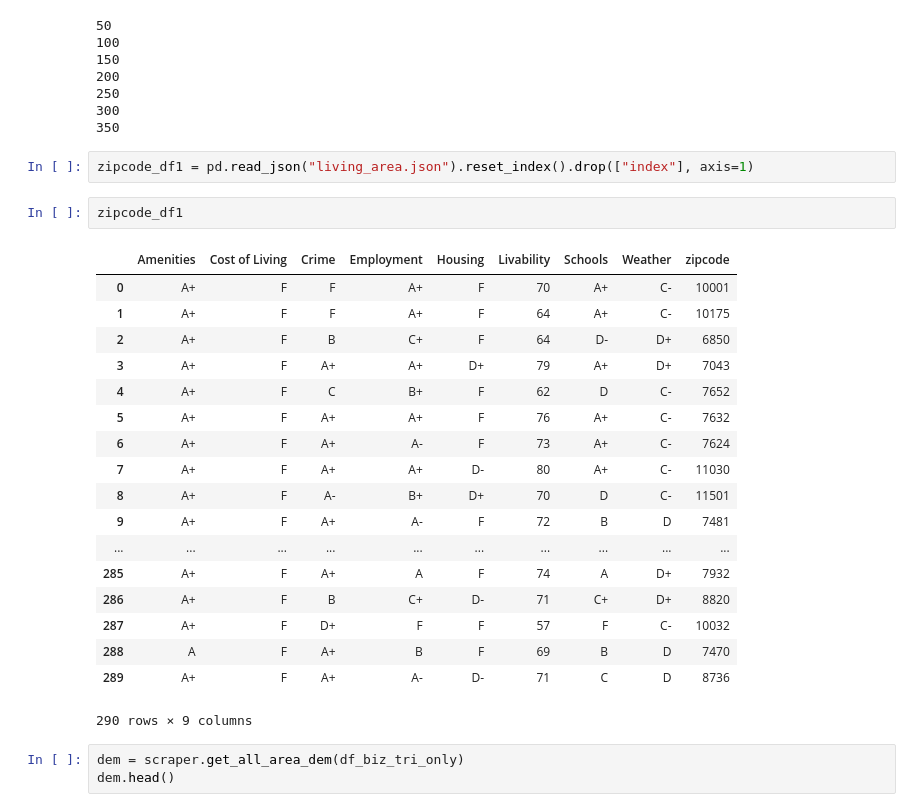
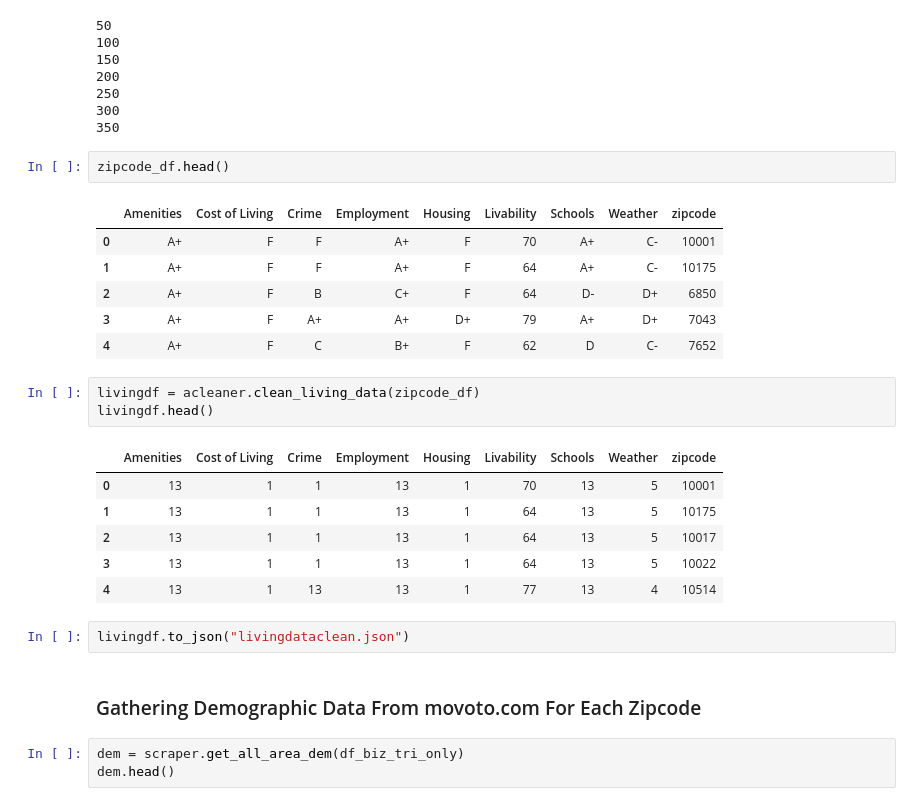
Before and after one commit to rvent/Tutoring_Company_Project, a Jupyter notebook: DataGatherNB.ipynb, the cells around one changed output. Cells and saved outputs as stored; diff of their text form.

Commit message:
clean data

```diff
--- a/DataGatherNB.ipynb
+++ b/DataGatherNB.ipynb
@@ -278,29 +210,29 @@ zipcode_df = scraper.get_multi_area_data(zipcodes)
 250
 300
 350
-# %%
-zipcode_df1 = pd.read_json("living_area.json").reset_index().drop(["index"], axis=1)
-# %%
-zipcode_df1
-# %% [output]
-|  | Amenities | Cost of Living | Crime | Employment | Housing | Livability | Schools | Weather | zipcode |
-| 0 | A+ | F | F | A+ | F | 70 | A+ | C- | 10001 |
-| 1 | A+ | F | F | A+ | F | 64 | A+ | C- | 10175 |
-| 2 | A+ | F | B | C+ | F | 64 | D- | D+ | 6850 |
-| 3 | A+ | F | A+ | A+ | D+ | 79 | A+ | D+ | 7043 |
-| 4 | A+ | F | C | B+ | F | 62 | D | C- | 7652 |
-| 5 | A+ | F | A+ | A+ | F | 76 | A+ | C- | 7632 |
-| 6 | A+ | F | A+ | A- | F | 73 | A+ | C- | 7624 |
-| 7 | A+ | F | A+ | A+ | D- | 80 | A+ | C- | 11030 |
-| 8 | A+ | F | A- | B+ | D+ | 70 | D | C- | 11501 |
-| 9 | A+ | F | A+ | A- | F | 72 | B | D | 7481 |
-| ... | ... | ... | ... | ... | ... | ... | ... | ... | ... |
-| 285 | A+ | F | A+ | A | F | 74 | A | D+ | 7932 |
-| 286 | A+ | F | B | C+ | D- | 71 | C+ | D+ | 8820 |
-| 287 | A+ | F | D+ | F | F | 57 | F | C- | 10032 |
-| 288 | A | F | A+ | B | F | 69 | B | D | 7470 |
-| 289 | A+ | F | A+ | A- | D- | 71 | C | D | 8736 |
-290 rows × 9 columns
+# %%
+zipcode_df.head()
+# %% [output]
+|  | Amenities | Cost of Living | Crime | Employment | Housing | Livability | Schools | Weather | zipcode |
+| 0 | A+ | F | F | A+ | F | 70 | A+ | C- | 10001 |
+| 1 | A+ | F | F | A+ | F | 64 | A+ | C- | 10175 |
+| 2 | A+ | F | B | C+ | F | 64 | D- | D+ | 6850 |
+| 3 | A+ | F | A+ | A+ | D+ | 79 | A+ | D+ | 7043 |
+| 4 | A+ | F | C | B+ | F | 62 | D | C- | 7652 |
+# %%
+livingdf = acleaner.clean_living_data(zipcode_df)
+livingdf.head()
+# %% [output]
+|  | Amenities | Cost of Living | Crime | Employment | Housing | Livability | Schools | Weather | zipcode |
+| 0 | 13 | 1 | 1 | 13 | 1 | 70 | 13 | 5 | 10001 |
+| 1 | 13 | 1 | 1 | 13 | 1 | 64 | 13 | 5 | 10175 |
+| 2 | 13 | 1 | 1 | 13 | 1 | 64 | 13 | 5 | 10017 |
+| 3 | 13 | 1 | 1 | 13 | 1 | 64 | 13 | 5 | 10022 |
+| 4 | 13 | 1 | 13 | 13 | 1 | 77 | 13 | 4 | 10514 |
+# %%
+livingdf.to_json("livingdataclean.json")
+# %% [markdown]
+### Gathering Demographic Data From  movoto.com For Each Zipcode
 # %%
 dem = scraper.get_all_area_dem(df_biz_tri_only)
 dem.head()
```
Also changed, not shown: parts of 43 cells of this notebook, 1 other file.
